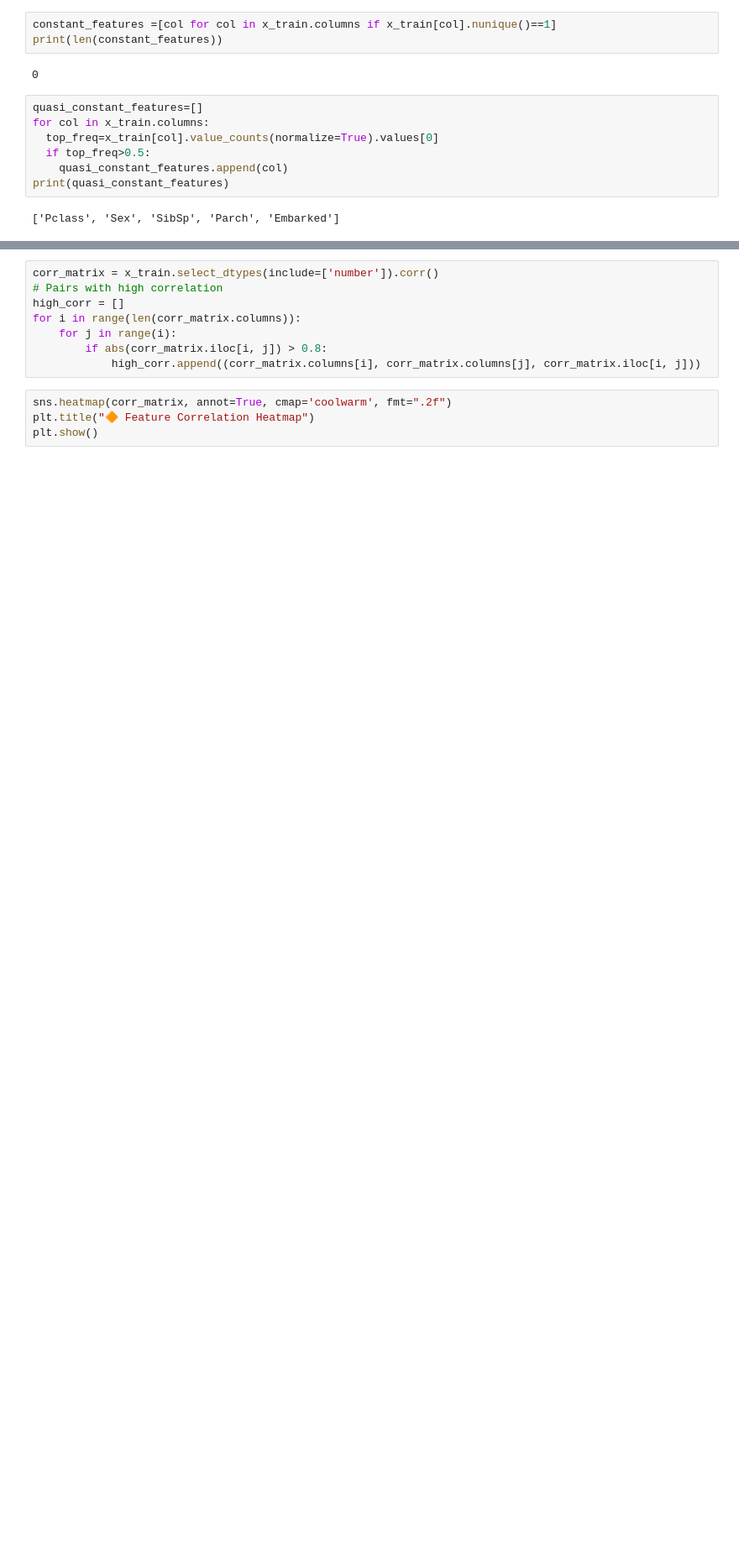
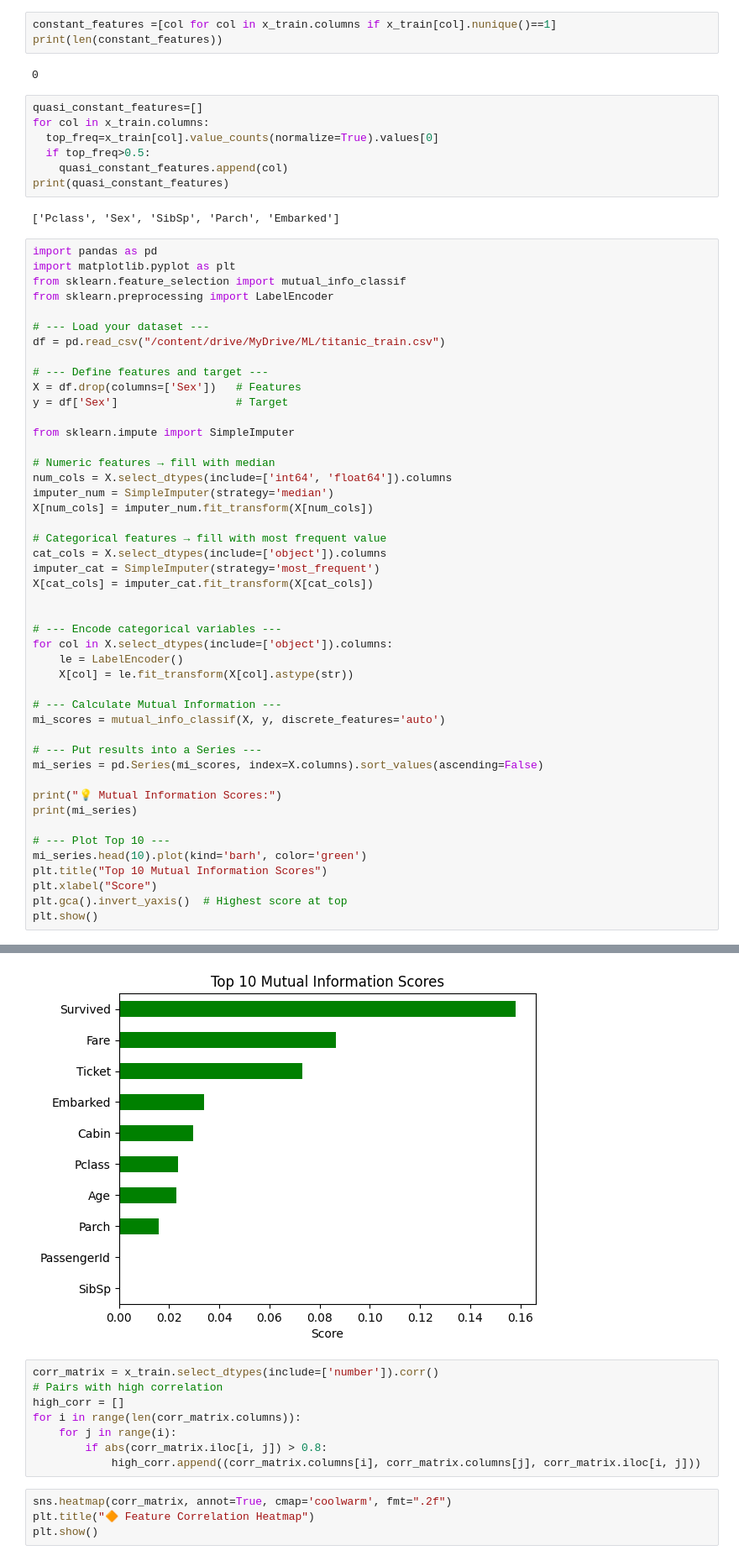
Before and after one commit to Lakshman3556/Machine_Learning, a Jupyter notebook: MLweek3.ipynb, the cells around one changed output, grey strips where cells are left out. Shown at 84% size. Drawn from its saved outputs; the diff is of its cells as text; blank space fills up the shorter version.

```diff
--- a/MLweek3.ipynb
+++ b/MLweek3.ipynb
@@ -95,3 +95,50 @@ for col in x_train.columns:
 print(quasi_constant_features)
 # %% [output]
 ['Pclass', 'Sex', 'SibSp', 'Parch', 'Embarked']
+# %%
+import pandas as pd
+import matplotlib.pyplot as plt
+from sklearn.feature_selection import mutual_info_classif
+from sklearn.preprocessing import LabelEncoder
+
+# --- Load your dataset ---
+df = pd.read_csv("/content/drive/MyDrive/ML/titanic_train.csv")
+
+# --- Define features and target ---
+X = df.drop(columns=['Sex'])   # Features
+y = df['Sex']                  # Target
+
+from sklearn.impute import SimpleImputer
+
+# Numeric features → fill with median
+num_cols = X.select_dtypes(include=['int64', 'float64']).columns
+imputer_num = SimpleImputer(strategy='median')
+X[num_cols] = imputer_num.fit_transform(X[num_cols])
+
+# Categorical features → fill with most frequent value
+cat_cols = X.select_dtypes(include=['object']).columns
+imputer_cat = SimpleImputer(strategy='most_frequent')
+X[cat_cols] = imputer_cat.fit_transform(X[cat_cols])
+
+
+# --- Encode categorical variables ---
+for col in X.select_dtypes(include=['object']).columns:
+    le = LabelEncoder()
+    X[col] = le.fit_transform(X[col].astype(str))
+
+# --- Calculate Mutual Information ---
+mi_scores = mutual_info_classif(X, y, discrete_features='auto')
+
+# --- Put results into a Series ---
+mi_series = pd.Series(mi_scores, index=X.columns).sort_values(ascending=False)
+
+print("💡 Mutual Information Scores:")
+print(mi_series)
+
+# --- Plot Top 10 ---
+mi_series.head(10).plot(kind='barh', color='green')
+plt.title("Top 10 Mutual Information Scores")
+plt.xlabel("Score")
+plt.gca().invert_yaxis()  # Highest score at top
+plt.show()
+# %% [output]
@@ -98,3 +158,4 @@ print(quasi_constant_features)
+[figure, added]
 # %%
 corr_matrix = x_train.select_dtypes(include=['number']).corr()
 # Pairs with high correlation
```
Also changed, not shown: parts of 4 cells of this notebook.
